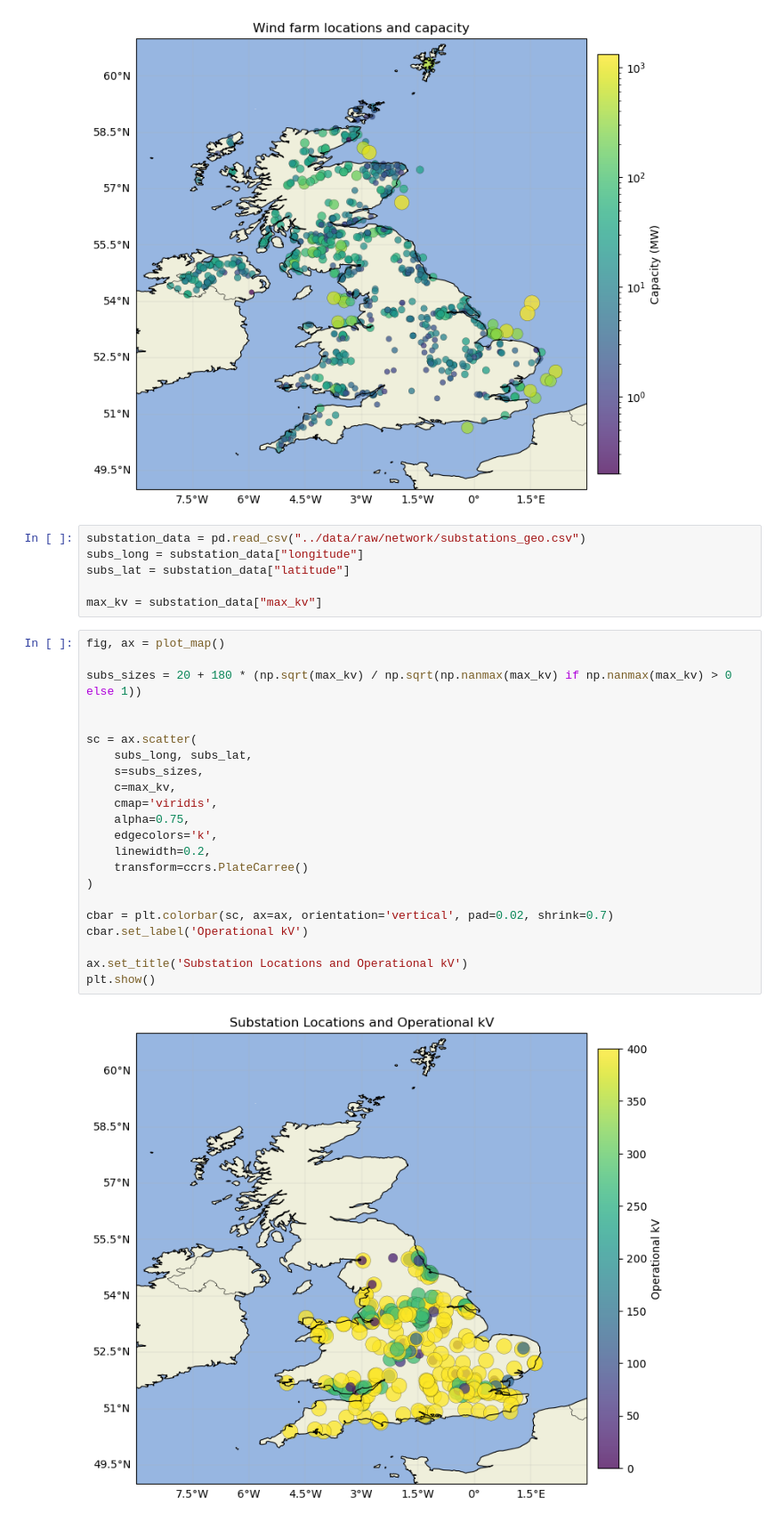
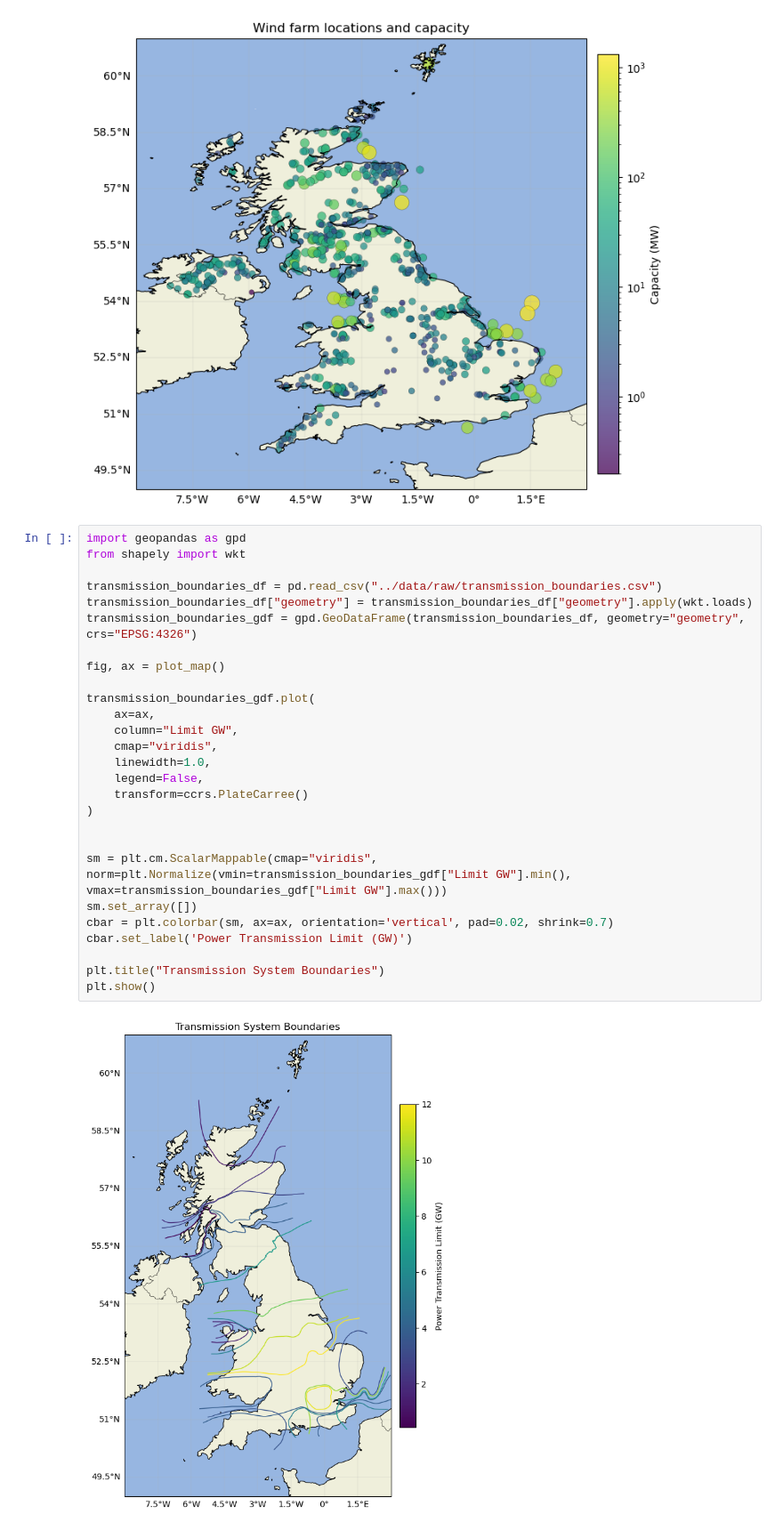
Before and after one commit to clara-lw/wind-energy-grid-project, a Jupyter notebook: notebooks/data_plots.ipynb, the cells around one changed output. Shown at 89% size. Drawn from its saved outputs; the diff is of its cells as text.

Commit message:
add transition line plots - no offshore data

```diff
--- a/notebooks/data_plots.ipynb
+++ b/notebooks/data_plots.ipynb
@@ -80,33 +62,32 @@ ax.set_title('Wind farm locations and capacity')
 plt.show()
 # %% [output]
 [figure]
-# %%
-substation_data = pd.read_csv("../data/raw/network/substations_geo.csv")
-subs_long = substation_data["longitude"]
-subs_lat = substation_data["latitude"]
-
-max_kv = substation_data["max_kv"]
-# %%
-fig, ax = plot_map()
-
-subs_sizes = 20 + 180 * (np.sqrt(max_kv) / np.sqrt(np.nanmax(max_kv) if np.nanmax(max_kv) > 0 else 1))
-
-
-sc = ax.scatter(
-    subs_long, subs_lat,
-    s=subs_sizes,
-    c=max_kv,
-    cmap='viridis',
-    alpha=0.75,
-    edgecolors='k',
-    linewidth=0.2,
-    transform=ccrs.PlateCarree()
-)
-
-cbar = plt.colorbar(sc, ax=ax, orientation='vertical', pad=0.02, shrink=0.7)
-cbar.set_label('Operational kV')
-
-ax.set_title('Substation Locations and Operational kV')
-plt.show()
-# %% [output]
-[figure, removed]
+# %%
+import geopandas as gpd
+from shapely import wkt
+
+transmission_boundaries_df = pd.read_csv("../data/raw/transmission_boundaries.csv")
+transmission_boundaries_df["geometry"] = transmission_boundaries_df["geometry"].apply(wkt.loads)
+transmission_boundaries_gdf = gpd.GeoDataFrame(transmission_boundaries_df, geometry="geometry", crs="EPSG:4326")
+
+fig, ax = plot_map()
+
+transmission_boundaries_gdf.plot(
+    ax=ax,
+    column="Limit GW",
+    cmap="viridis",
+    linewidth=1.0,
+    legend=False,
+    transform=ccrs.PlateCarree()
+)
+
+
+sm = plt.cm.ScalarMappable(cmap="viridis", norm=plt.Normalize(vmin=transmission_boundaries_gdf["Limit GW"].min(), vmax=transmission_boundaries_gdf["Limit GW"].max()))
+sm.set_array([])
+cbar = plt.colorbar(sm, ax=ax, orientation='vertical', pad=0.02, shrink=0.7)
+cbar.set_label('Power Transmission Limit (GW)')
+
+plt.title("Transmission System Boundaries")
+plt.show()
+# %% [output]
+[figure, added]
```
Also changed, not shown: parts of 9 cells of this notebook.
